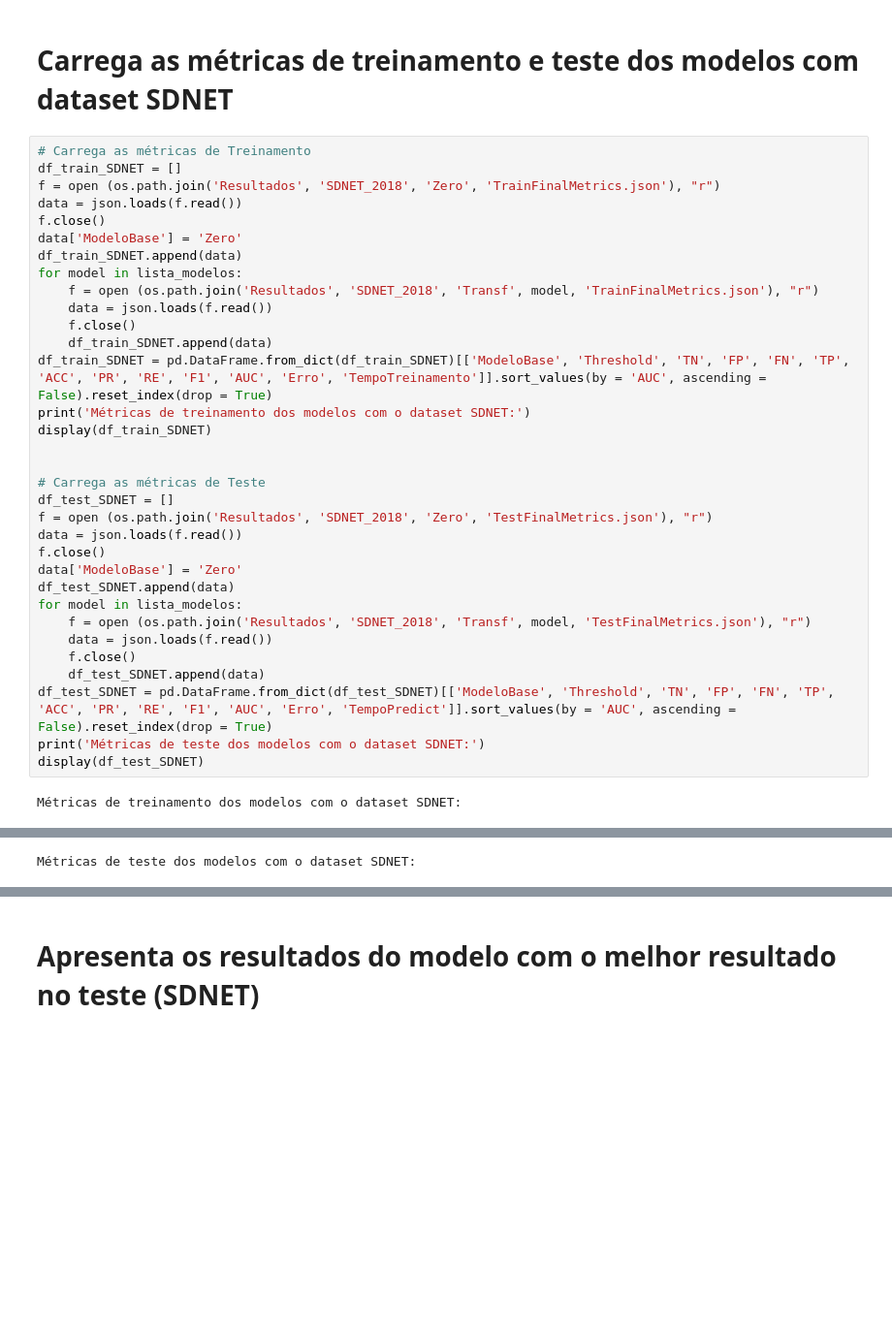
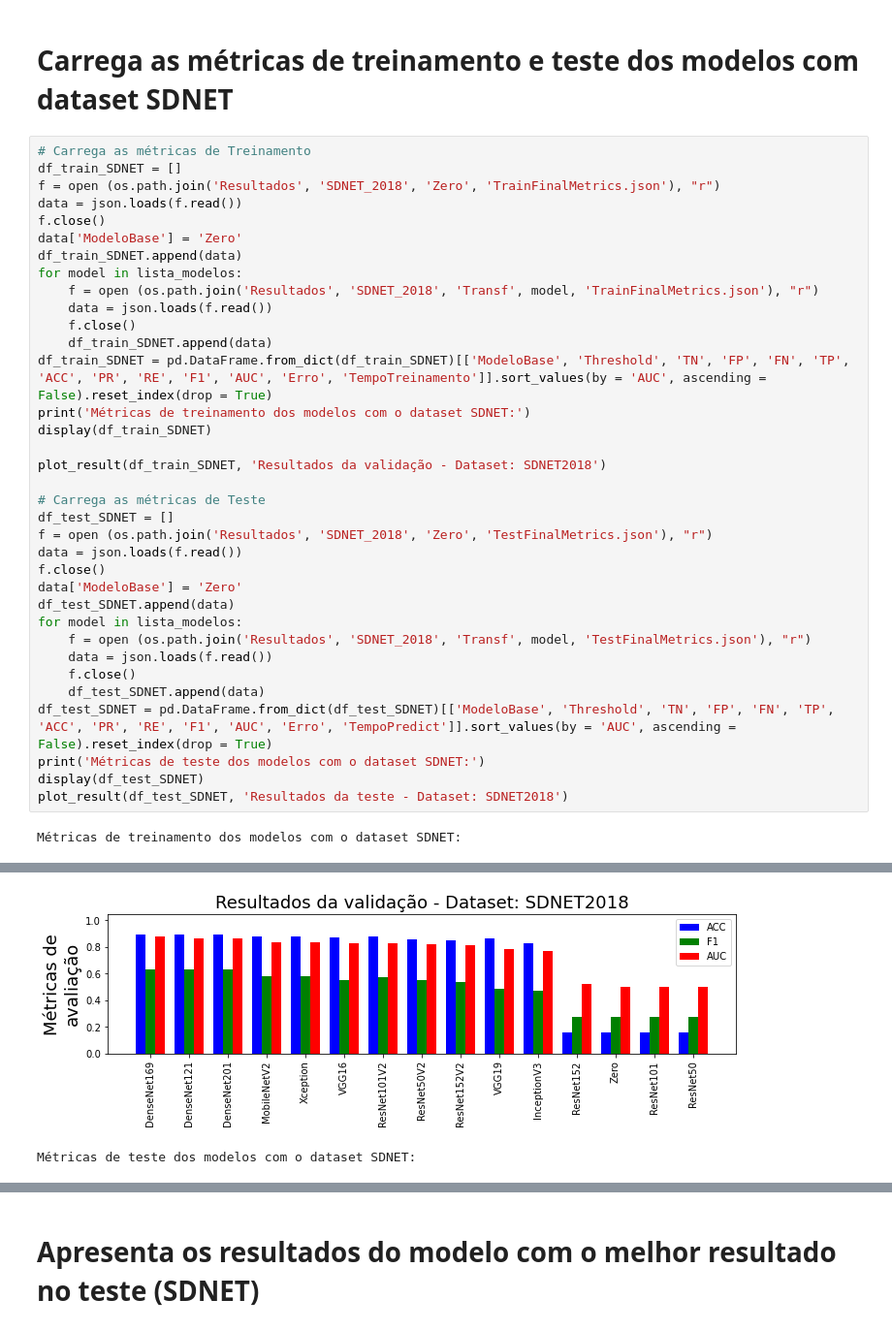
Before and after one commit to eduardoanog/Ciencia-Dos-Dados-Projeto, a Jupyter notebook: Processa o resultado dos modelos.ipynb, the cells around one changed output, grey strips where cells are left out. Shown at 97% size. Cells and saved outputs as stored; diff of their text form; blank space fills up the shorter version.

```diff
--- a/Processa o resultado dos modelos.ipynb
+++ b/Processa o resultado dos modelos.ipynb
@@ -167,6 +191,7 @@ df_train_SDNET = pd.DataFrame.from_dict(df_train_SDNET)[['ModeloBase', 'Threshol
 print('Métricas de treinamento dos modelos com o dataset SDNET:')
 display(df_train_SDNET)
 
+plot_result(df_train_SDNET, 'Resultados da validação - Dataset: SDNET2018')
 
 # Carrega as métricas de Teste
 df_test_SDNET = []
@@ -174,33 +199,35 @@ f = open (os.path.join('Resultados', 'SDNET_2018', 'Zero', 'TestFinalMetrics.jso
 data = json.loads(f.read())
 f.close()
 data['ModeloBase'] = 'Zero'
 df_test_SDNET.append(data)
 for model in lista_modelos:
     f = open (os.path.join('Resultados', 'SDNET_2018', 'Transf', model, 'TestFinalMetrics.json'), "r")
     data = json.loads(f.read())
     f.close()
     df_test_SDNET.append(data)
 df_test_SDNET = pd.DataFrame.from_dict(df_test_SDNET)[['ModeloBase', 'Threshold', 'TN', 'FP', 'FN', 'TP', 'ACC', 'PR', 'RE', 'F1', 'AUC', 'Erro', 'TempoPredict']].sort_values(by = 'AUC', ascending = False).reset_index(drop = True)
 print('Métricas de teste dos modelos com o dataset SDNET:')
 display(df_test_SDNET)
+plot_result(df_test_SDNET, 'Resultados da teste - Dataset: SDNET2018')
 # %% [output]
 Métricas de treinamento dos modelos com o dataset SDNET:
 |  | ModeloBase | Threshold | TN | FP | FN | TP | ACC | PR | RE | F1 | ... |
 | 0 | DenseNet169 | 0.654 | 7186 | 382 | 588 | 819 | 0.891922 | 0.681932 | 0.582090 | 0.628067 | ... |
 | 1 | DenseNet121 | 0.653 | 7247 | 321 | 611 | 796 | 0.896156 | 0.712623 | 0.565743 | 0.630745 | ... |
 | 2 | DenseNet201 | 0.540 | 7234 | 334 | 604 | 803 | 0.895487 | 0.706245 | 0.570718 | 0.631289 | ... |
 | 3 | MobileNetV2 | 0.654 | 7181 | 387 | 678 | 729 | 0.881337 | 0.653226 | 0.518124 | 0.577883 | ... |
 | 4 | Xception | 0.496 | 7110 | 458 | 649 | 758 | 0.876657 | 0.623355 | 0.538735 | 0.577964 | ... |
 | 5 | VGG16 | 0.568 | 7138 | 430 | 712 | 695 | 0.872758 | 0.617778 | 0.493959 | 0.548973 | ... |
 | 6 | ResNet101V2 | 0.634 | 7156 | 412 | 673 | 734 | 0.879109 | 0.640489 | 0.521677 | 0.575010 | ... |
 | 7 | ResNet50V2 | 0.574 | 6880 | 688 | 616 | 791 | 0.854708 | 0.534821 | 0.562189 | 0.548164 | ... |
 | 8 | ResNet152V2 | 0.534 | 6822 | 746 | 625 | 782 | 0.847242 | 0.511780 | 0.555792 | 0.532879 | ... |
 | 9 | VGG19 | 0.674 | 7231 | 337 | 851 | 556 | 0.867632 | 0.622620 | 0.395167 | 0.483478 | ... |
 | 10 | InceptionV3 | 0.520 | 6769 | 799 | 724 | 683 | 0.830306 | 0.460864 | 0.485430 | 0.472828 | ... |
 | 11 | ResNet152 | 0.443 | 4 | 7564 | 0 | 1407 | 0.157214 | 0.156839 | 1.000000 | 0.271151 | ... |
 | 12 | Zero | 0.000 | 0 | 7568 | 0 | 1407 | 0.156769 | 0.156769 | 1.000000 | 0.271046 | ... |
 | 13 | ResNet101 | 0.495 | 1 | 7567 | 0 | 1407 | 0.156880 | 0.156786 | 1.000000 | 0.271072 | ... |
 | 14 | ResNet50 | 0.000 | 0 | 7568 | 0 | 1407 | 0.156769 | 0.156769 | 1.000000 | 0.271046 | ... |
+[figure, added]
 Métricas de teste dos modelos com o dataset SDNET:
 |  | ModeloBase | Threshold | TN | FP | FN | TP | ACC | PR | RE | F1 | ... |
 | 0 | DenseNet121 | 0.653 | 9143 | 379 | 768 | 929 | 0.897763 | 0.710245 | 0.547437 | 0.618303 | ... |
```
Also changed, not shown: parts of 7 cells of this notebook, 23 other files.
